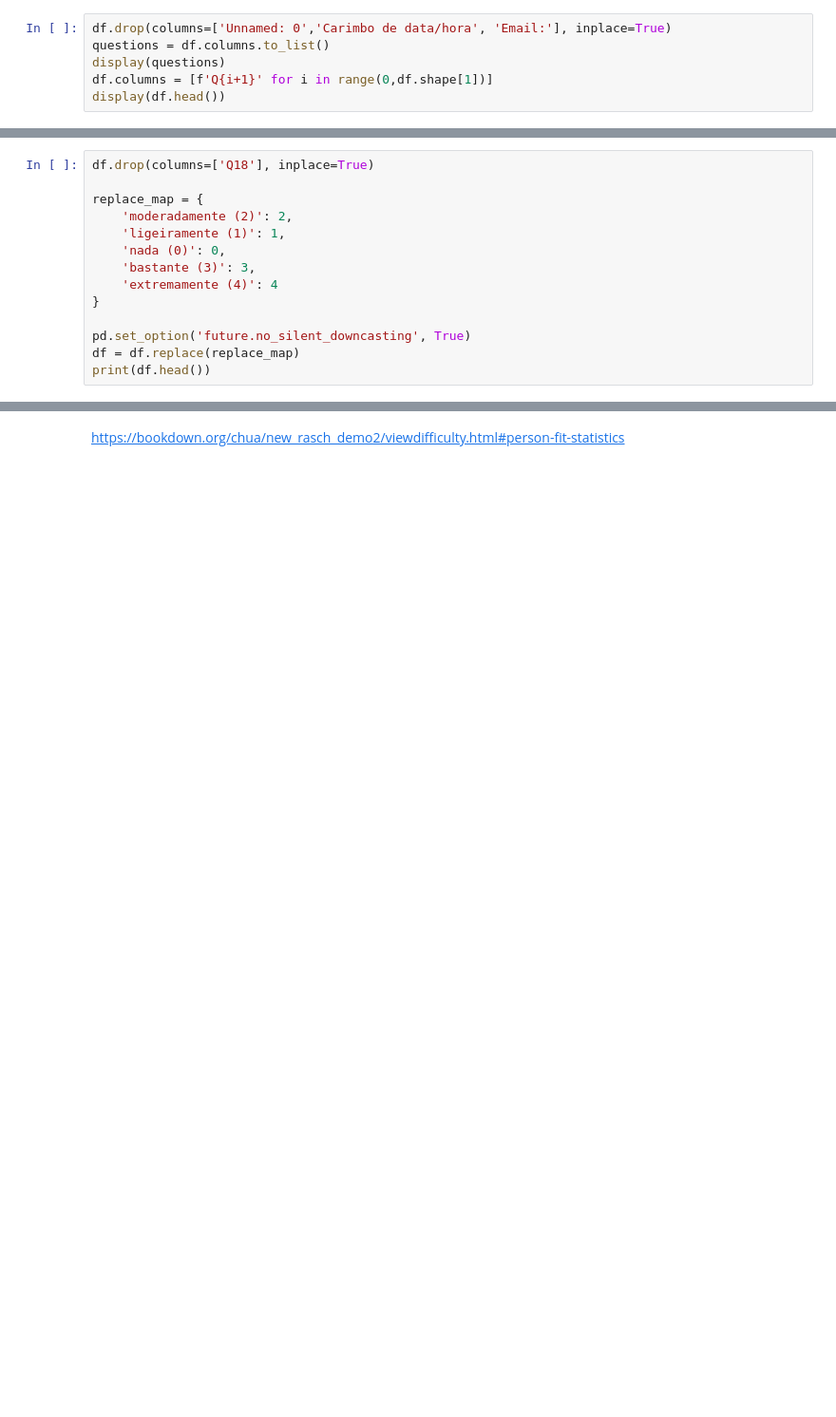
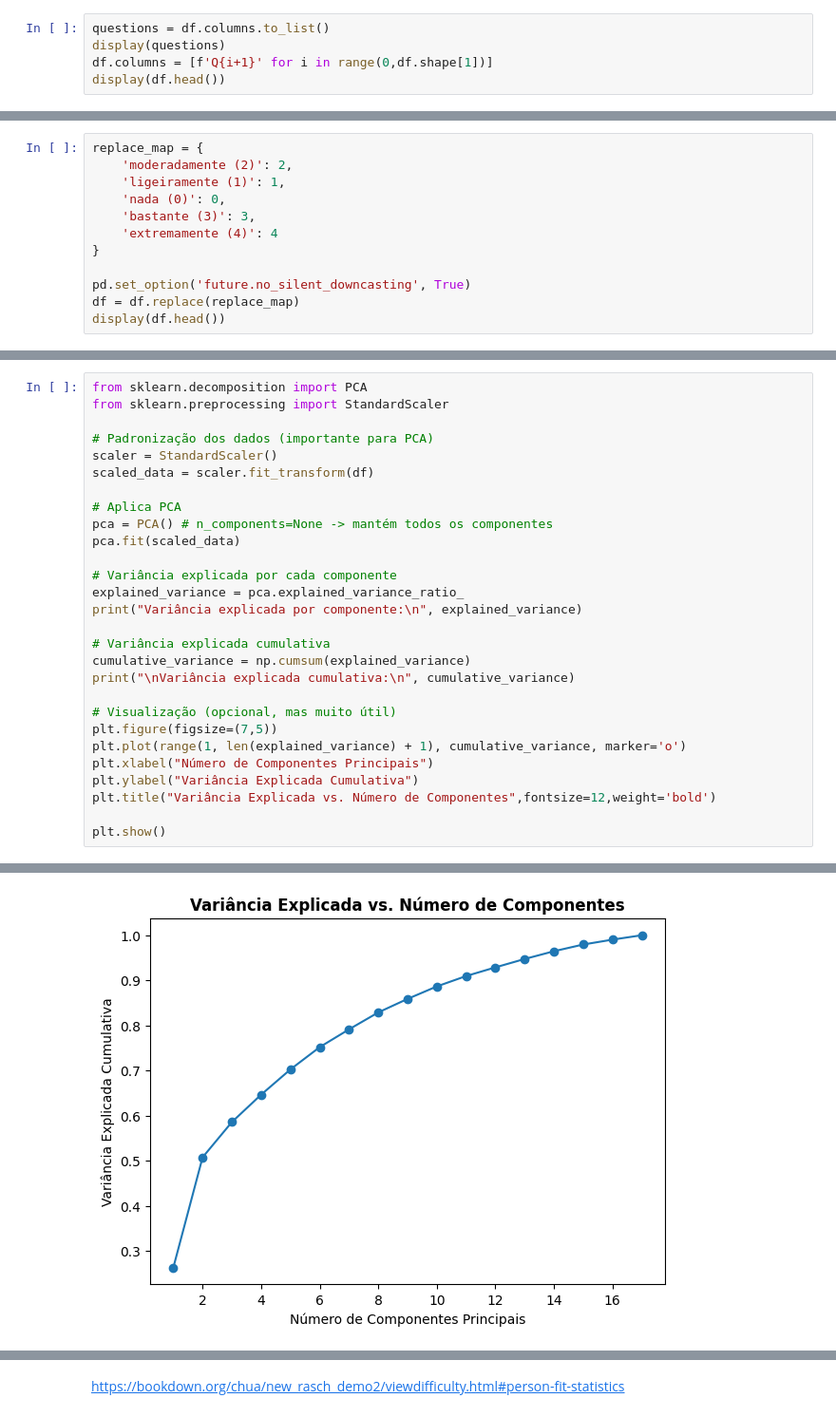
Before and after one commit to Rogerio-mack/game_q, a Jupyter notebook: geq.ipynb, the cells around one changed output, grey strips where cells are left out. Shown at 95% size. Saved outputs shown, nothing was run; the diff lists cells and outputs as text; blank space fills up the shorter version.

```diff
--- a/geq.ipynb
+++ b/geq.ipynb
@@ -17,5 +80,4 @@ display(df.head())
 # %%
-df.drop(columns=['Unnamed: 0','Carimbo de data/hora', 'Email:'], inplace=True)
 questions = df.columns.to_list()
 display(questions)
 df.columns = [f'Q{i+1}' for i in range(0,df.shape[1])]
@@ -59,6 +109,4 @@ dtype: int64
 # %%
-df.drop(columns=['Q18'], inplace=True)
-
 replace_map = {
     'moderadamente (2)': 2,
     'ligeiramente (1)': 1,
@@ -69,5 +117,5 @@ replace_map = {
 
 pd.set_option('future.no_silent_downcasting', True)
 df = df.replace(replace_map)
-print(df.head())
+display(df.head())
 # %% [output]
@@ -128,0 +146,29 @@ ValueError: The truth value of an array with more than one element is ambiguous.
+# %%
+from sklearn.decomposition import PCA
+from sklearn.preprocessing import StandardScaler
+
+# Padronização dos dados (importante para PCA)
+scaler = StandardScaler()
+scaled_data = scaler.fit_transform(df)
+
+# Aplica PCA
+pca = PCA() # n_components=None -> mantém todos os componentes
+pca.fit(scaled_data)
+
+# Variância explicada por cada componente
+explained_variance = pca.explained_variance_ratio_
+print("Variância explicada por componente:\n", explained_variance)
+
+# Variância explicada cumulativa
+cumulative_variance = np.cumsum(explained_variance)
+print("\nVariância explicada cumulativa:\n", cumulative_variance)
+
+# Visualização (opcional, mas muito útil)
+plt.figure(figsize=(7,5))
+plt.plot(range(1, len(explained_variance) + 1), cumulative_variance, marker='o')
+plt.xlabel("Número de Componentes Principais")
+plt.ylabel("Variância Explicada Cumulativa")
+plt.title("Variância Explicada vs. Número de Componentes",fontsize=12,weight='bold')
+
+plt.show()
+# %% [output]
@@ -128,0 +184 @@ ValueError: The truth value of an array with more than one element is ambiguous.
+[figure, added]
```
Also changed, not shown: parts of 59 cells of this notebook.
